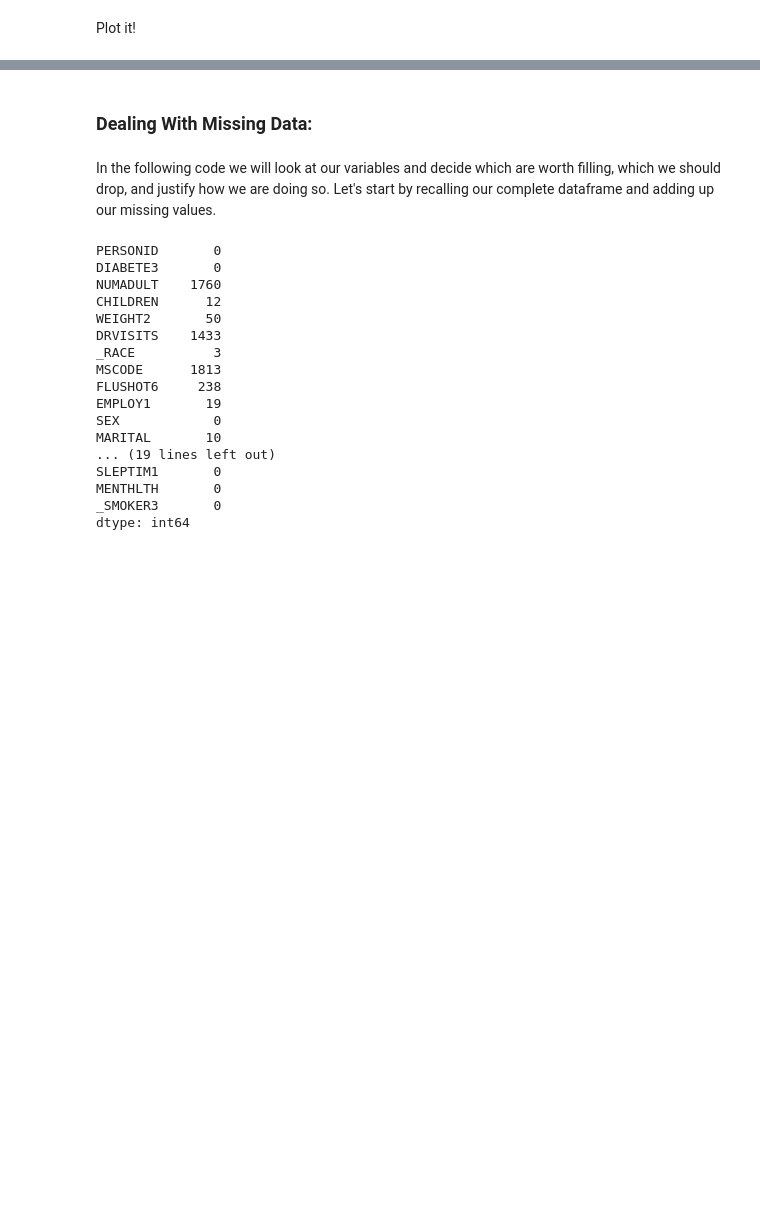
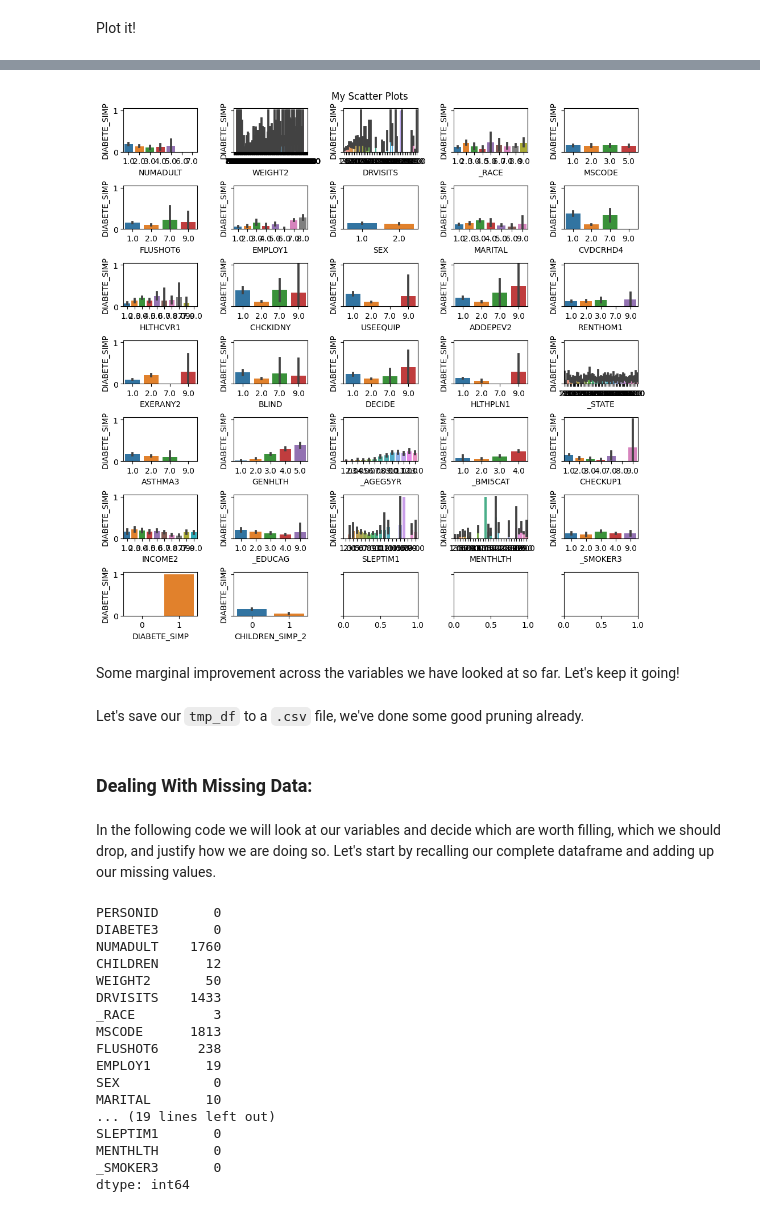
Before and after one commit to Chachi36/Diabetes-Factors-Demo-Notebook, a Jupyter notebook: Diabetes_Risk_Notebook.ipynb, the cells around one changed output, grey strips where cells are left out. Cells and saved outputs as stored; diff of their text form; code cells hidden in the pictures; blank space fills up the shorter version.

```diff
--- a/Diabetes_Risk_Notebook.ipynb
+++ b/Diabetes_Risk_Notebook.ipynb
@@ -762,0 +818,7 @@ This shows a clear and linear increase in the risk of diabetes as one moves up `
+# %%
+# Pass tmp_df_6 back into tmp_df
+tmp_df = tmp_df_6[:].copy()
+# %%
+# Quick housecleaning
+tmp_df.drop("index", axis=1, inplace=True)
+tmp_df.drop("level_0", axis=1, inplace=True)
@@ -762,0 +838,38 @@ This shows a clear and linear increase in the risk of diabetes as one moves up `
+# %%
+tmp_df.drop("CHILDREN", axis=1, inplace=True)
+tmp_df.drop("CHILDREN_SIMP", axis=1, inplace=True)
+# %%
+### PLOT BUILD
+fig, ax = plt.subplots(7, 5, figsize=(10,10), sharey=True)
+
+for i,col in enumerate(tmp_df.columns[1:]):
+  if i <= 4:
+    sns.barplot(x=tmp_df[col], y=tmp_df["DIABETE_SIMP"], ax=ax[0,i])
+  elif i > 4 and i <=9:
+    sns.barplot(x=tmp_df[col], y=tmp_df["DIABETE_SIMP"], ax=ax[1,i-5])
+  elif i > 9 and i <=14:
+    sns.barplot(x=tmp_df[col], y=tmp_df["DIABETE_SIMP"], ax=ax[2,i-10])
+  elif i > 14 and i <=19:
+    sns.barplot(x=tmp_df[col], y=tmp_df["DIABETE_SIMP"], ax=ax[3,i-15])
+  elif i > 19 and i <=24:
+    sns.barplot(x=tmp_df[col], y=tmp_df["DIABETE_SIMP"], ax=ax[4,i-20])
+  elif i > 24 and i <=29:
+    sns.barplot(x=tmp_df[col], y=tmp_df["DIABETE_SIMP"], ax=ax[5,i-25])
+  else:
+    sns.barplot(x=tmp_df[col], y=tmp_df["DIABETE_SIMP"], ax=ax[6,i-30])
+
+#ax[1,6].axis('off')                  # HIDES AXES ON LAST ROW AND COL
+
+fig.suptitle('My Scatter Plots')
+fig.tight_layout()
+fig.subplots_adjust(top=0.95)
+
+plt.show()
+plt.clf()
+plt.close()
+# %% [output]
+[figure, added]
+# %% [markdown]
+Some marginal improvement across the variables we have looked at so far.  Let's keep it going!
+# %% [markdown]
+Let's save our `tmp_df` to a `.csv` file, we've done some good pruning already.
```
Also changed, not shown: parts of 32 cells of this notebook.
